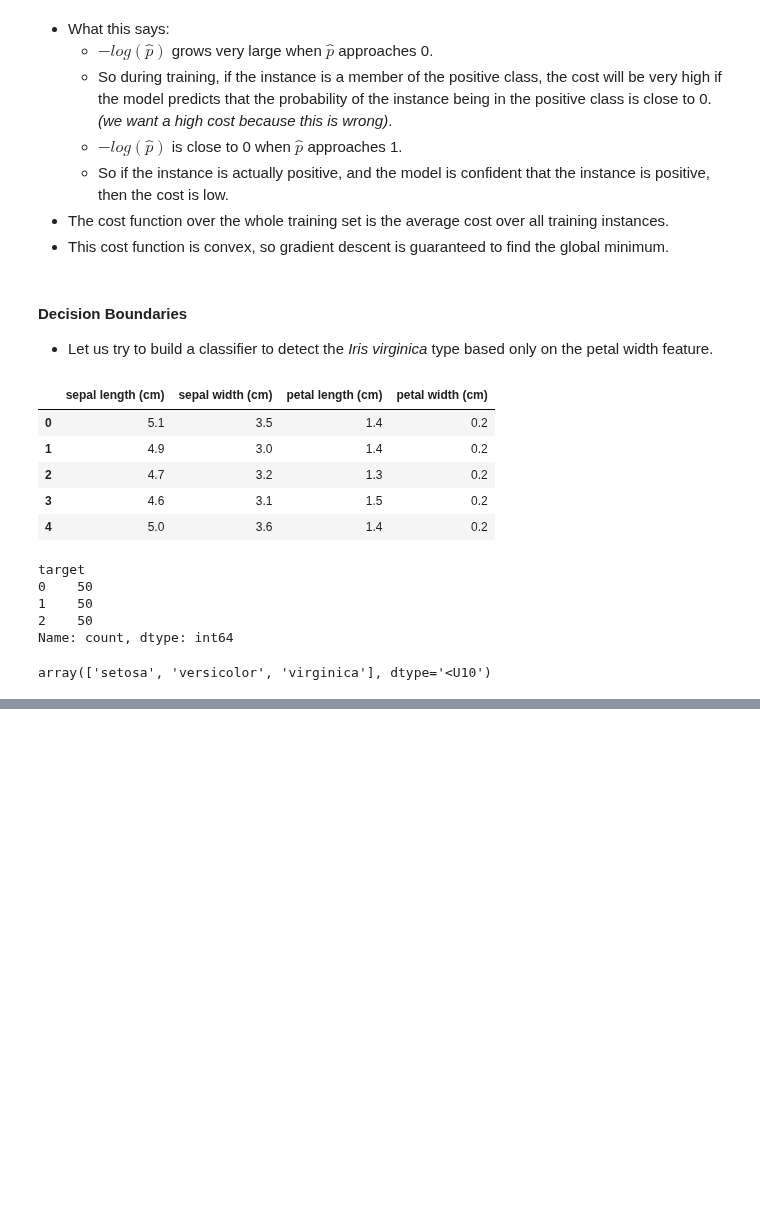
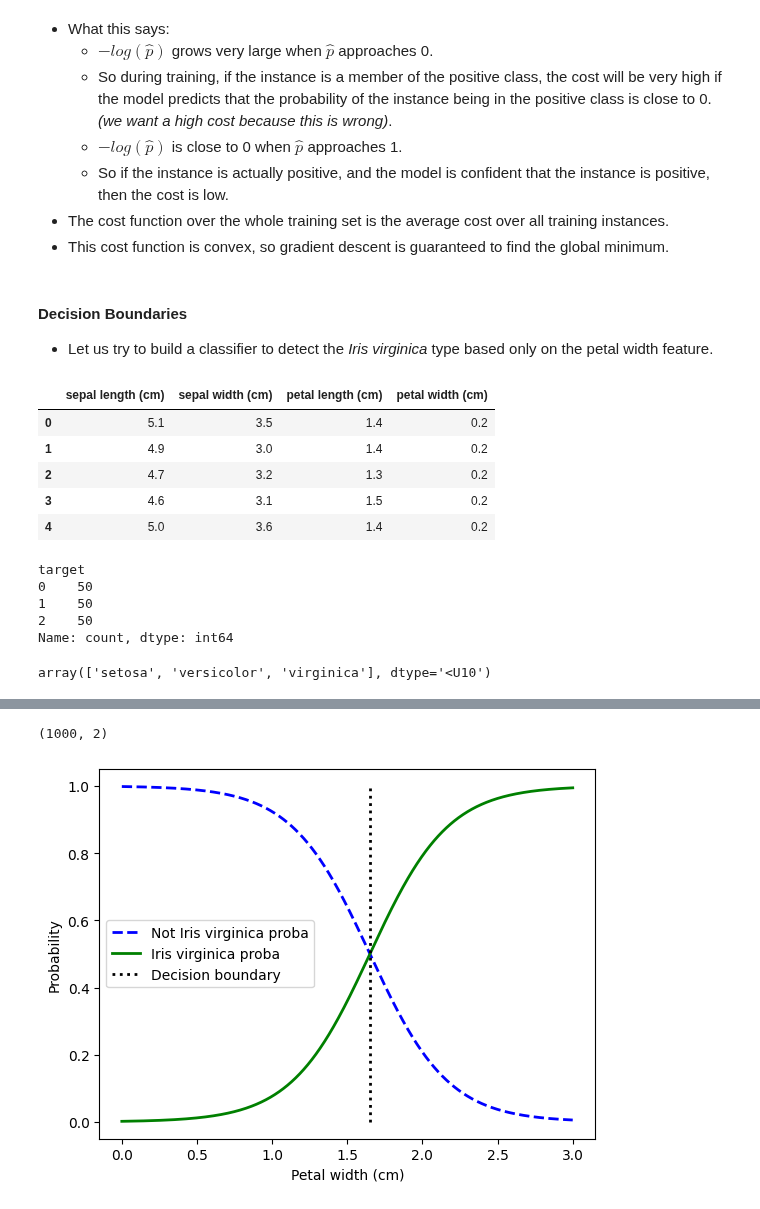
Before and after one commit to TevinAchong/hands-on-ml, a Jupyter notebook: chapter_04/eda.ipynb, the cells around one changed output, grey strips where cells are left out. Cells and saved outputs as stored; diff of their text form; code cells hidden in the pictures; blank space fills up the shorter version.

```diff
--- a/chapter_04/eda.ipynb
+++ b/chapter_04/eda.ipynb
@@ -762,0 +773,4 @@ X_train, X_test, y_train, y_test = train_test_split(X, y, random_state=42)
+# %%
+# Now let's look at the model's estimated probabilities for flower petals with varying width from 0cm to 3cm
+X_new = np.linspace(0, 3, 1000) # 1000 items with values ranging from 0 to 3
+X_new
@@ -762,0 +795,44 @@ X_train, X_test, y_train, y_test = train_test_split(X, y, random_state=42)
+# %%
+X_new = X_new.reshape(-1, 1) # reshape it to get a column vector to feed to the model
+# %%
+y_proba = log_reg.predict_proba(X_new)
+print(y_proba.shape)
+
+# Since we have 1000 instances, predict_proba returns an array containing
+# 1000 2-value arrays. For each instance, we have the probability that it is not in the positive class
+# and the probability that it is in the positive class (is a virginica)
+# %% [output]
+(1000, 2)
+# %%
+# returns every instance of X_new for which the model is
+# at least 50% certain it is part of the positive class
+X_new[y_proba[:, 1] >= 0.5]
+
+# Now since we created X_new using np.linspace, it is sorted in ascending order
+# so the below line will give us the minimum first value for which the model at least
+# 50% certain that it is in the positive class
+# i.e. the minimum value for which the model will predict positive
+# every value higher than this will be positive and every value lower will be negative
+X_new[y_proba[:, 1] >= 0.5][0, 0]
+
+
+decision_boundary = X_new[y_proba[:, 1] >= 0.5][0, 0]
+# %%
+plt.plot(
+    X_new, y_proba[:, 0], "b--", linewidth=2,
+    label="Not Iris virginica proba"
+)
+plt.plot(
+    X_new, y_proba[:, 1], "g-", linewidth=2,
+    label="Iris virginica proba"
+)
+plt.plot(
+    [decision_boundary, decision_boundary], [0, 1], "k:", linewidth=2,
+    label="Decision boundary"
+)
+plt.xlabel("Petal width (cm)")
+plt.ylabel("Probability")
+plt.legend()
+plt.show()
+# %% [output]
+[figure, added]
```
Also changed, not shown: parts of 8 cells of this notebook.
